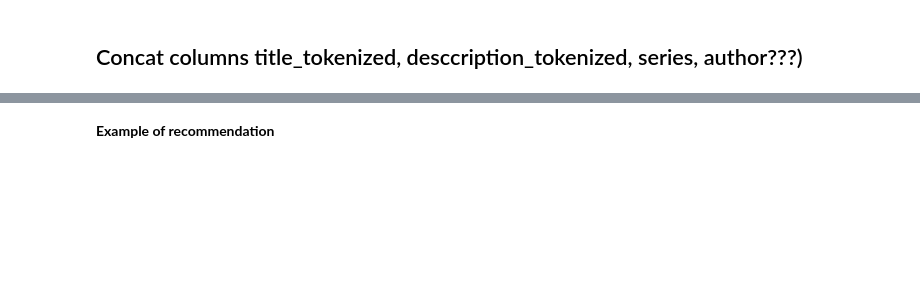
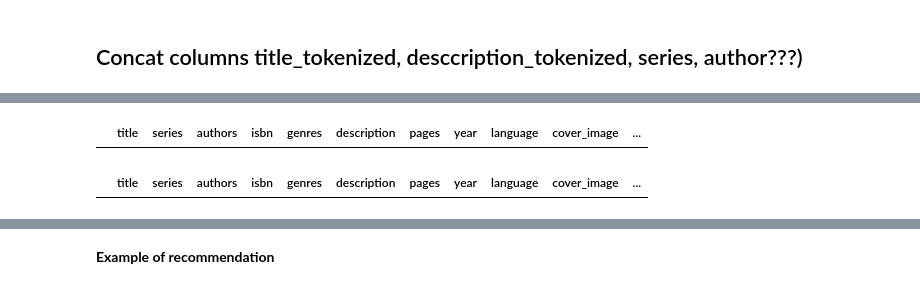
Before and after one commit to AntoniaBl/Ironhack_FinalProject_Books, a Jupyter notebook: Recommender_Model.ipynb, the cells around one changed output, grey strips where cells are left out. Saved outputs shown, nothing was run; the diff lists cells and outputs as text; code cells hidden in the pictures; blank space fills up the shorter version.

```diff
--- a/Recommender_Model.ipynb
+++ b/Recommender_Model.ipynb
@@ -63,0 +72,10 @@ df1.shape
+# %%
+df2=df[df['desccription_tokenized'].isnull()]
+df2
+# %% [output]
+|  | title | series | authors | isbn | genres | description | pages | year | language | cover_image | ... |
+# %%
+df3=df[df['series_tokenized'].isnull()]
+df3
+# %% [output]
+|  | title | series | authors | isbn | genres | description | pages | year | language | cover_image | ... |
```
Also changed, not shown: parts of 19 cells of this notebook, 1 other file.
